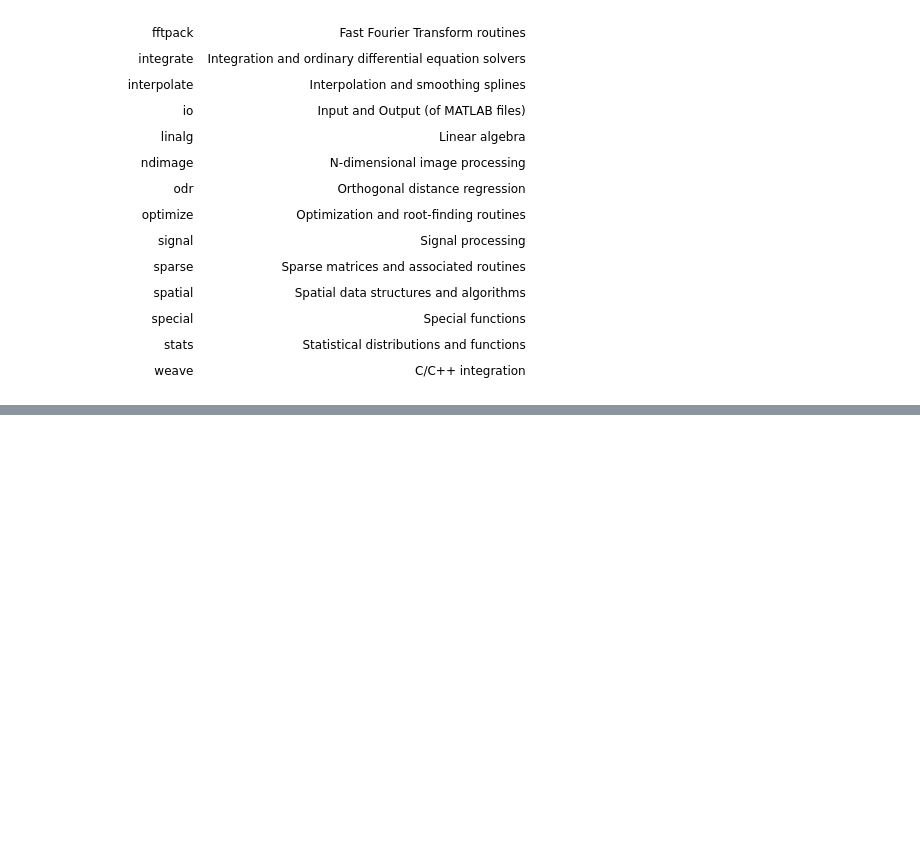
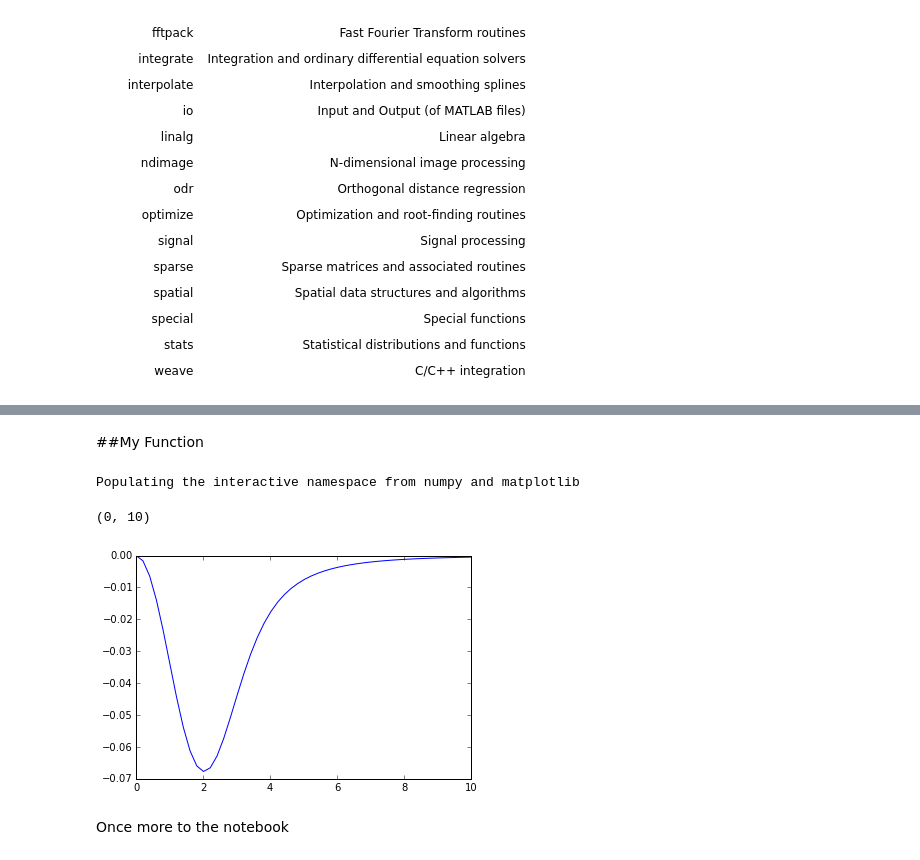
Before and after one commit to ben-albrecht/PythonWorkshop2015, a Jupyter notebook: ScientificLibraries/slideshow.ipynb, the cells around one changed output, grey strips where cells are left out. Drawn from its saved outputs; the diff is of its cells as text; code cells hidden in the pictures; blank space fills up the shorter version.

```diff
--- a/ScientificLibraries/slideshow.ipynb
+++ b/ScientificLibraries/slideshow.ipynb
@@ -368,0 +387,19 @@ Collection of mathematical functions useful in scientific computing
+# %% [markdown]
+##My Function
+# %%
+def myFunc(x,alpha=9.745,gamma=0.09146):
+    epsilon=0.5/np.sqrt(alpha)
+    damp = 1.0 - np.exp(-gamma*x**3)
+    return epsilon - np.sqrt(epsilon*epsilon + epsilon*alpha*damp*damp/(x**4))
+# %%
+%pylab inline
+x=np.linspace(0.0001,40,200)
+y=myFunc(x)
+xlim(0,10)
+plot(x,y)
+# %% [output]
+Populating the interactive namespace from numpy and matplotlib
+(0, 10)
+[figure, added]
+# %% [markdown]
+Once more to the notebook
```
Also changed, not shown: parts of 5 cells of this notebook, 2 other files.
